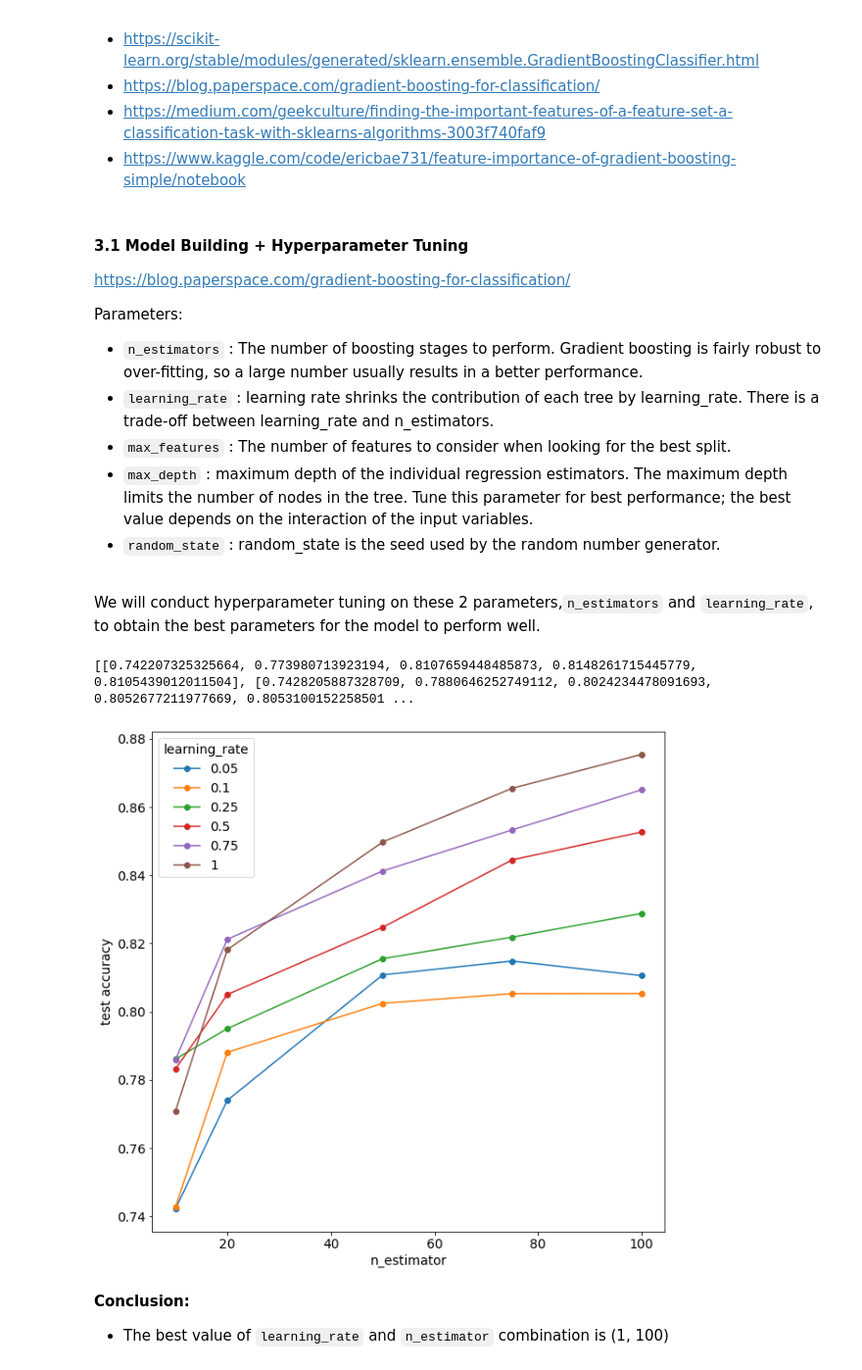
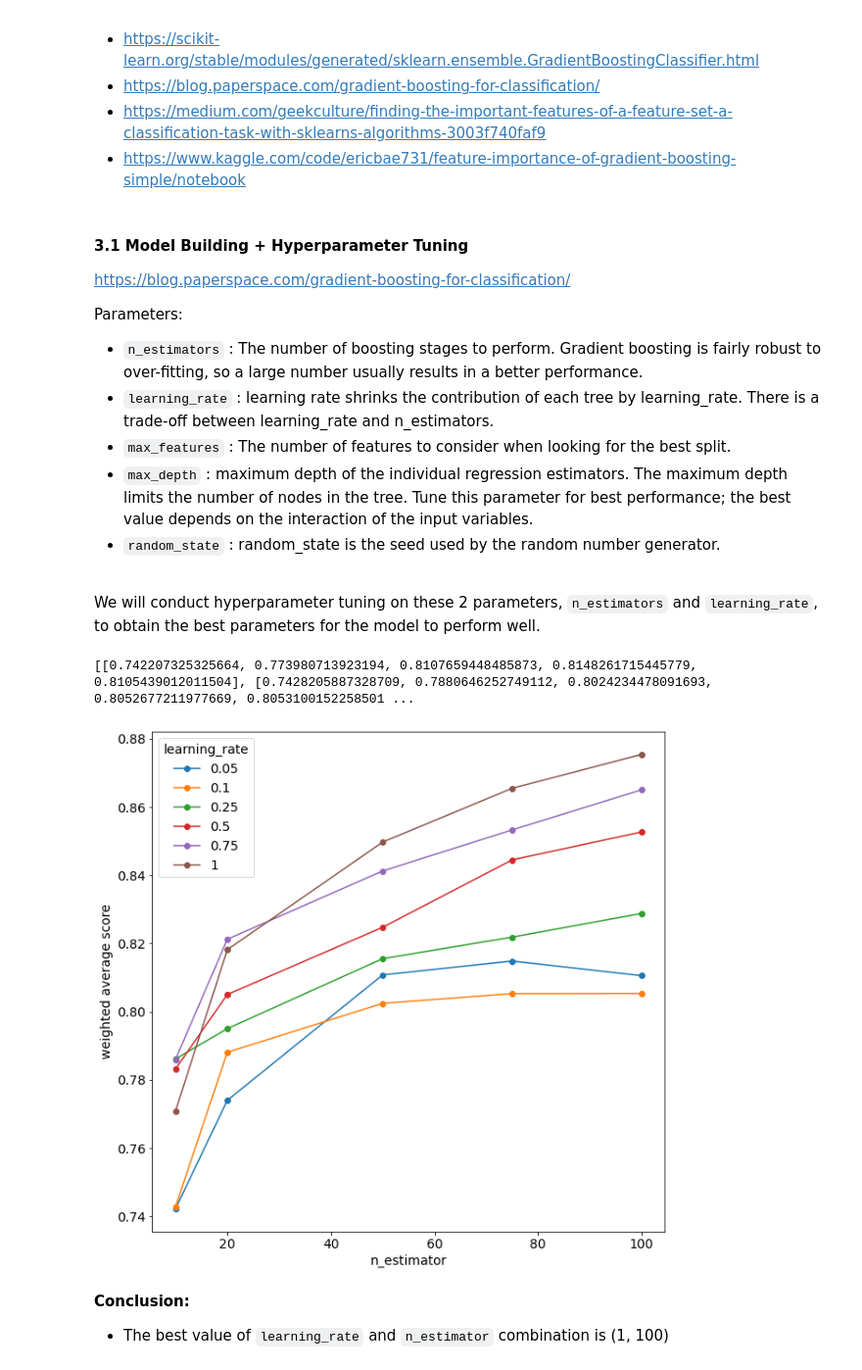
Before and after one commit to xJQx/bc2406-project, a Jupyter notebook: stage1-modelling.ipynb, the cells around one changed output. Shown at 98% size. Saved outputs shown, nothing was run; the diff lists cells and outputs as text; code cells hidden in the pictures.

```diff
--- a/stage1-modelling.ipynb
+++ b/stage1-modelling.ipynb
@@ -830,5 +842,5 @@ Parameters:
 
 <br>
 
-We will conduct hyperparameter tuning on these 2 parameters,`n_estimators` and `learning_rate`, to obtain the best parameters for the model to perform well.
+We will conduct hyperparameter tuning on these 2 parameters, `n_estimators` and `learning_rate`, to obtain the best parameters for the model to perform well.
 # %%
@@ -859,22 +874,22 @@ print(testResultMatrix_GBC)
 # %%
 plt.figure(figsize=(10,10))
 
 
 for i, learning_rate in enumerate(learning_rates):
     # n_estimators
     resultRow = testResultMatrix_GBC[i]
 
     plt.plot(
         n_estimators,
         resultRow,
         label = learning_rate,
         marker = 'o')
 plt.legend(title="learning_rate")
 plt.xlabel("n_estimator")
-plt.ylabel("test accuracy")
+plt.ylabel("weighted average score")
 plt.show()
 # %% [output]
-[figure, old version]
+[figure, new version]
 # %% [markdown]
 **Conclusion:**
 - The best value of `learning_rate` and `n_estimator` combination is (1, 100)
```
Also changed, not shown: parts of 14 cells of this notebook, 2 other files.
